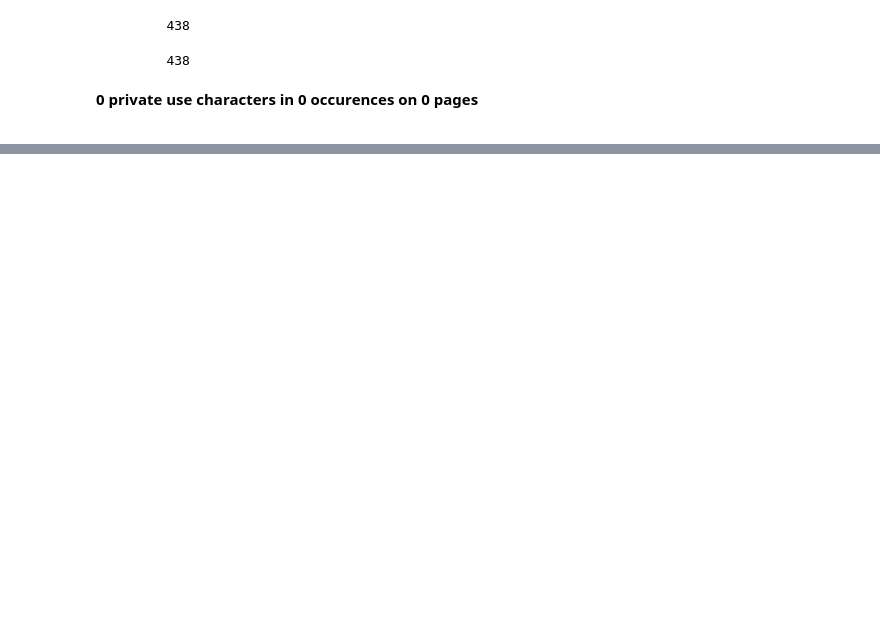
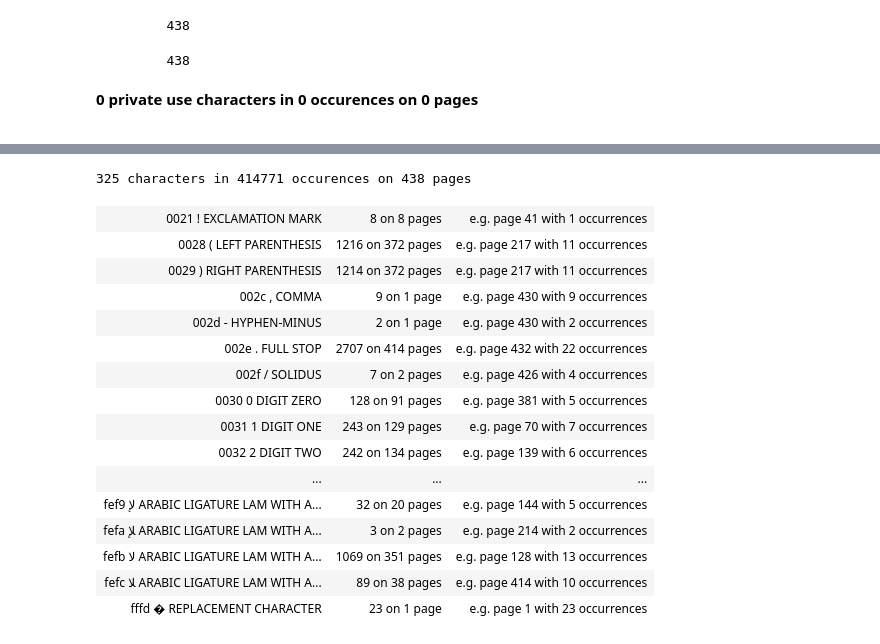
Before and after one commit to among/fusus, a Jupyter notebook: source/getTextPageStatus.ipynb, the cells around one changed output, grey strips where cells are left out. Drawn from its saved outputs; the diff is of its cells as text; code cells hidden in the pictures; blank space fills up the shorter version.

```diff
--- a/source/getTextPageStatus.ipynb
+++ b/source/getTextPageStatus.ipynb
@@ -64,0 +54,20 @@ Lw.showReplacements()
+# %%
+Lw.showUsedChars(testPages, orig=True, onlyPuas=False, onlyPresentational=False, long=False, byOcc=False)
+# %% [output]
+325 characters in 414771 occurences on 438 pages
+| 0021 ! EXCLAMATION MARK | 8 on 8 pages | e.g. page 41 with 1 occurrences |
+| 0028 ( LEFT PARENTHESIS | 1216 on 372 pages | e.g. page 217 with 11 occurrences |
+| 0029 ) RIGHT PARENTHESIS | 1214 on 372 pages | e.g. page 217 with 11 occurrences |
+| 002c , COMMA | 9 on 1 page | e.g. page 430 with 9 occurrences |
+| 002d - HYPHEN-MINUS | 2 on 1 page | e.g. page 430 with 2 occurrences |
+| 002e . FULL STOP | 2707 on 414 pages | e.g. page 432 with 22 occurrences |
+| 002f / SOLIDUS | 7 on 2 pages | e.g. page 426 with 4 occurrences |
+| 0030 0 DIGIT ZERO | 128 on 91 pages | e.g. page 381 with 5 occurrences |
+| 0031 1 DIGIT ONE | 243 on 129 pages | e.g. page 70 with 7 occurrences |
+| 0032 2 DIGIT TWO | 242 on 134 pages | e.g. page 139 with 6 occurrences |
+| ... | ... | ... |
+| fef9 ﻹ ARABIC LIGATURE LAM WITH A... | 32 on 20 pages | e.g. page 144 with 5 occurrences |
+| fefa ﻺ ARABIC LIGATURE LAM WITH A... | 3 on 2 pages | e.g. page 214 with 2 occurrences |
+| fefb ﻻ ARABIC LIGATURE LAM WITH A... | 1069 on 351 pages | e.g. page 128 with 13 occurrences |
+| fefc ﻼ ARABIC LIGATURE LAM WITH A... | 89 on 38 pages | e.g. page 414 with 10 occurrences |
+| fffd � REPLACEMENT CHARACTER | 23 on 1 page | e.g. page 1 with 23 occurrences |
```
Also changed, not shown: parts of 4 cells of this notebook, 4 other files.
